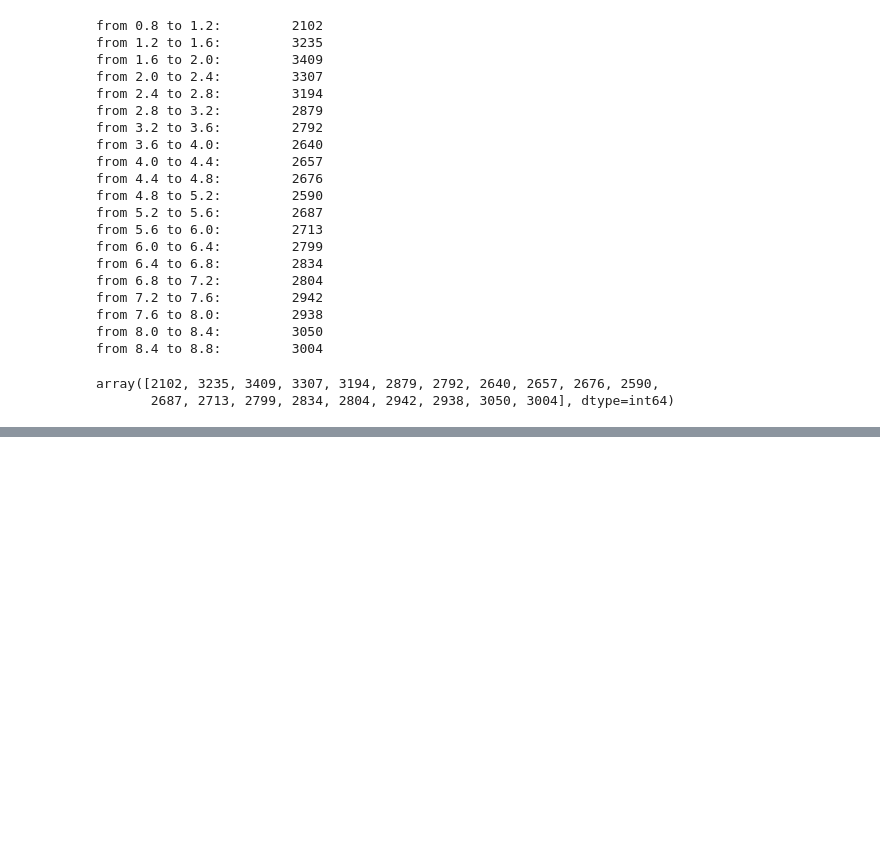
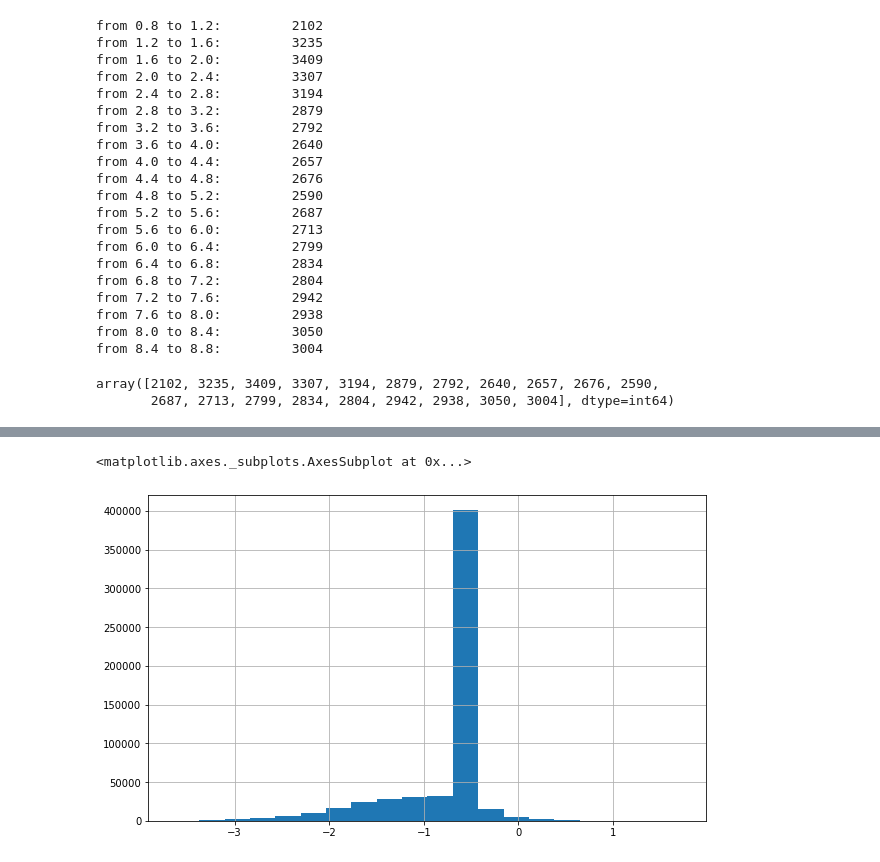
Before and after one commit to ykwang1/astr-511-w21, a Jupyter notebook: homeworks/notebooks/Homework 1.ipynb, the cells around one changed output, grey strips where cells are left out. Saved outputs shown, nothing was run; the diff lists cells and outputs as text; code cells hidden in the pictures; blank space fills up the shorter version.

```diff
--- a/homeworks/notebooks/Homework 1.ipynb
+++ b/homeworks/notebooks/Homework 1.ipynb
@@ -199,0 +246,5 @@ NameError: name 'Table' is not defined
+# %%
+df['Fe/H'].hist(bins=20)
+# %% [output]
+<matplotlib.axes._subplots.AxesSubplot at 0x...>
+[figure, added]
```
Also changed, not shown: parts of 50 cells of this notebook.
